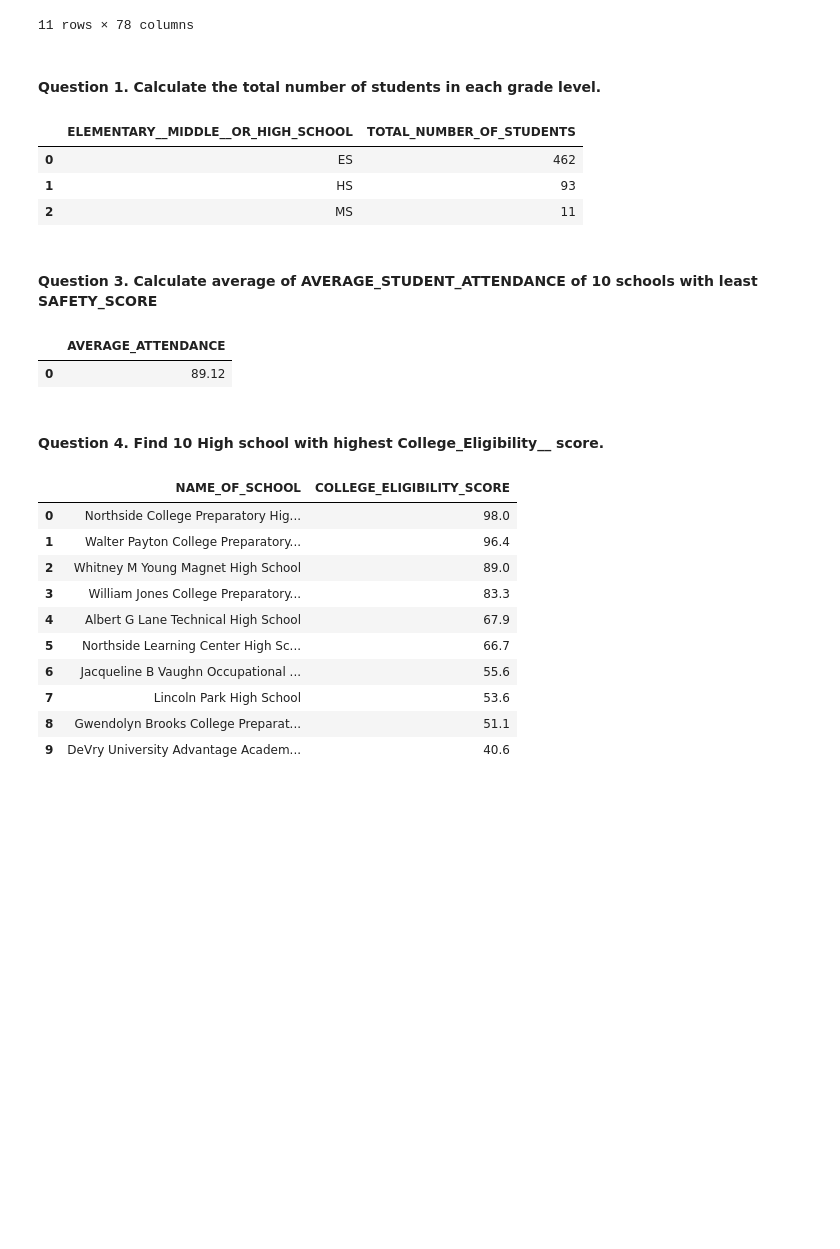
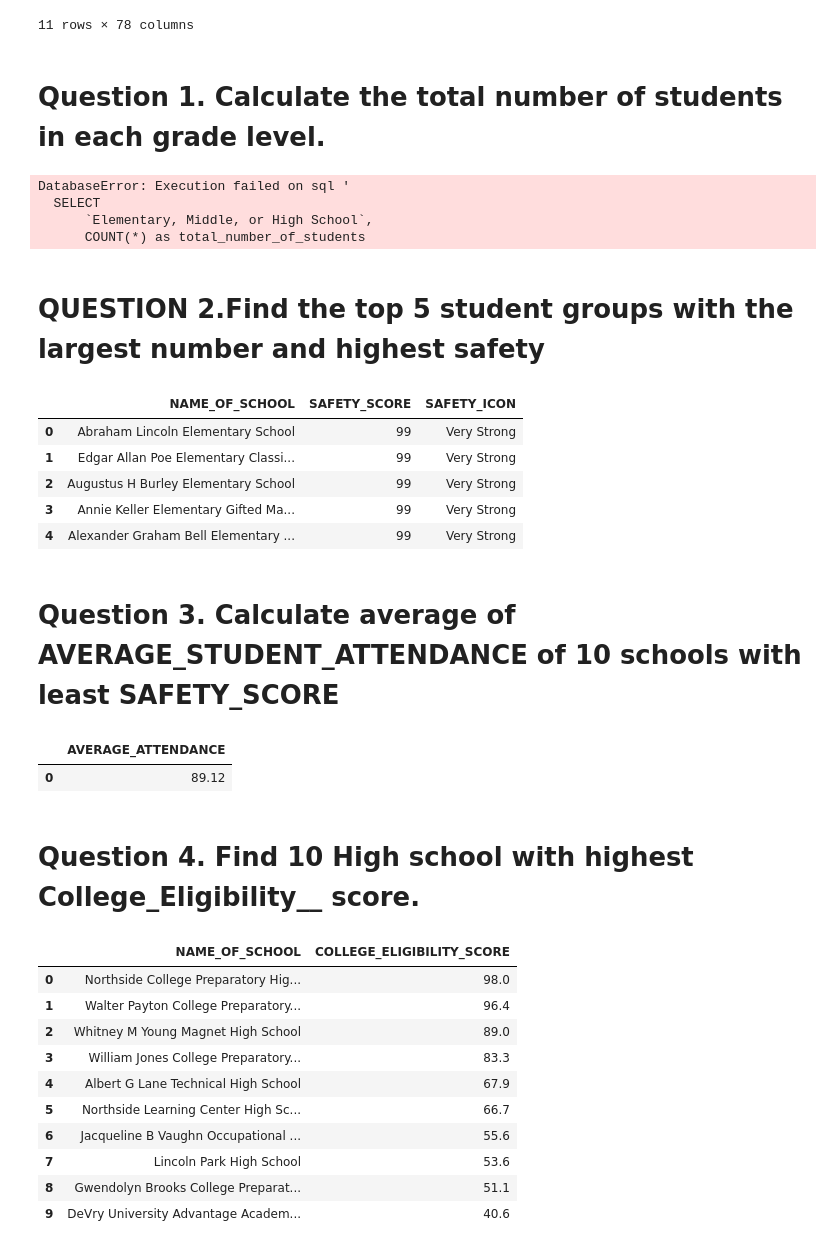
Before and after one commit to LeDinhNguyen/FPTU_Code, a Jupyter notebook: ADY201m/Lab3/lab3.ipynb, the cells around one changed output. Cells and saved outputs as stored; diff of their text form; code cells hidden in the pictures; blank space fills up the shorter version.

```diff
--- a/ADY201m/Lab3/lab3.ipynb
+++ b/ADY201m/Lab3/lab3.ipynb
@@ -91,3 +46,14 @@ import ibm_db_dbi
+# %%
+dsn = (
+    "DRIVER={0};"
+    "DATABASE={1};"
+    "HOSTNAME={2};"
+    "PORT={3};"
+    "PROTOCOL={4};"
+    "UID={5};"
+    "PWD={6};"
+    "SECURITY={7};").format(dsn_driver, dsn_database, dsn_hostname, dsn_port, dsn_protocol, dsn_uid, dsn_pwd,dsn_security)
+conn = ibm_db.connect(dsn, "", "")
 # %%
 pconn = ibm_db_dbi.Connection(conn)
 # %%
@@ -141,15 +107,44 @@ df.describe(include='all')
 | max | 610544.000000 | NaN | NaN | NaN | NaN | NaN | 60827.000000 | ... |
 11 rows × 78 columns
 # %% [markdown]
-#### Question 1. Calculate the total number of students in each grade level.
+# Question 1. Calculate the total number of students in each grade level.
-# %%
-qo = pandas.read_sql('select ELEMENTARY__MIDDLE__OR_HIGH_SCHOOL, count(*) as total_number_of_students from CHICAGO_TAB group by ELEMENTARY__MIDDLE__OR_HIGH_SCHOOL',pconn)
-qo
-# %% [output]
-|  | ELEMENTARY__MIDDLE__OR_HIGH_SCHOOL | TOTAL_NUMBER_OF_STUDENTS |
-| 0 | ES | 462 |
-| 1 | HS | 93 |
-| 2 | MS | 11 |
+# %%
+q1 = pandas.read_sql(
+  """
+  SELECT
+      `Elementary, Middle, or High School`,
+      COUNT(*) as total_number_of_students
+  FROM chicago
+  GROUP BY `Elementary, Middle, or High School`;
+  """,
+pconn)
+q1
+# %% [output]
+DatabaseError: Execution failed on sql '
+  SELECT
+      `Elementary, Middle, or High School`,
+      COUNT(*) as total_number_of_students
+# %% [markdown]
+# QUESTION 2.Find the top 5 student groups with the largest number and highest safety
+# %%
+q2 = pandas.read_sql(
+  """
+  SELECT
+    NAME_OF_SCHOOL,SAFETY_SCORE,
+    SAFETY_ICON
+  FROM chicago
+  WHERE SAFETY_SCORE not like \'%NONE%\'
+  ORDER BY SAFETY_SCORE DESC LIMIT 5
+  """
+  ,pconn)
+q2
+# %% [output]
+|  | NAME_OF_SCHOOL | SAFETY_SCORE | SAFETY_ICON |
+| 0 | Abraham Lincoln Elementary School | 99 | Very Strong |
+| 1 | Edgar Allan Poe Elementary Classi... | 99 | Very Strong |
+| 2 | Augustus H Burley Elementary School | 99 | Very Strong |
+| 3 | Annie Keller Elementary Gifted Ma... | 99 | Very Strong |
+| 4 | Alexander Graham Bell Elementary ... | 99 | Very Strong |
 # %% [markdown]
-#### Question 3. Calculate average of AVERAGE_STUDENT_ATTENDANCE of 10 schools with least SAFETY_SCORE
+# Question 3. Calculate average of AVERAGE_STUDENT_ATTENDANCE of 10 schools with least SAFETY_SCORE
 # %%
@@ -165,7 +168,7 @@ qt
 |  | AVERAGE_ATTENDANCE |
 | 0 | 89.12 |
 # %% [markdown]
-#### Question 4. Find 10 High school with highest College_Eligibility__ score.
+# Question 4. Find 10 High school with highest College_Eligibility__ score.
 # %%
 import pandas as pd
 
```
Also changed, not shown: parts of 30 cells of this notebook, 3 other files.
